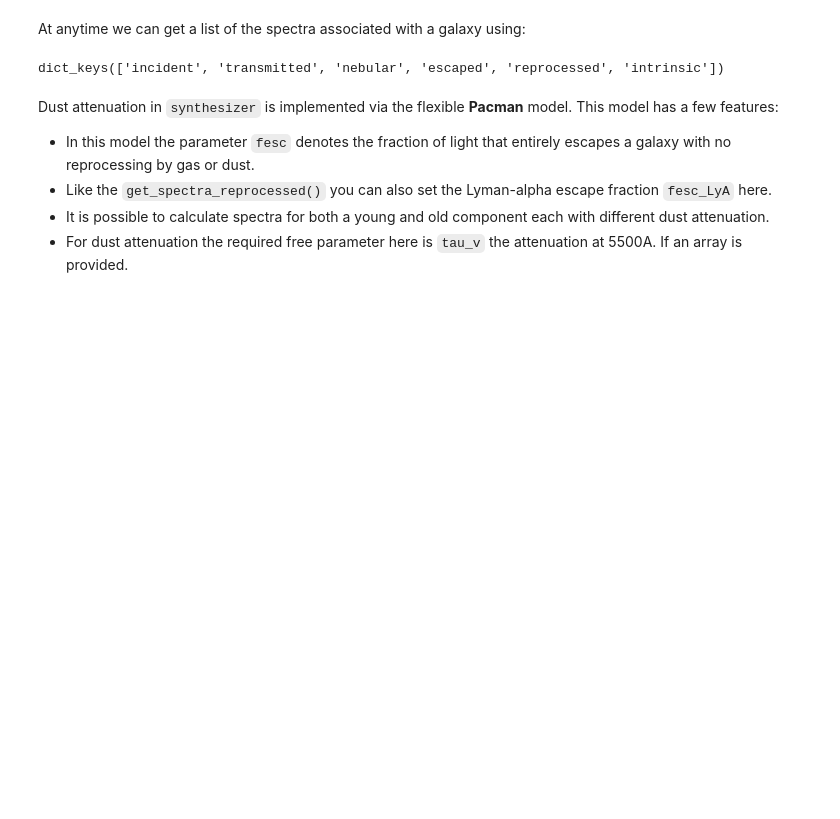
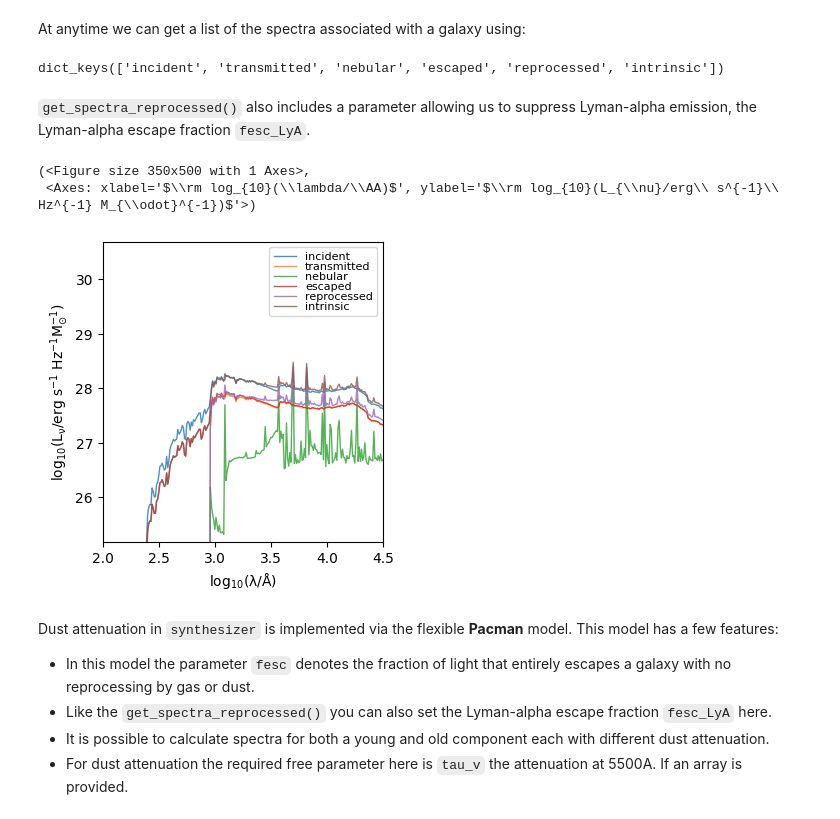
Before and after one commit to synthesizer-project/synthesizer, a Jupyter notebook: docs/source/parametric/generate_sed.ipynb, the cells around one changed output. Cells and saved outputs as stored; diff of their text form; code cells hidden in the pictures; blank space fills up the shorter version.

```diff
--- a/docs/source/parametric/generate_sed.ipynb
+++ b/docs/source/parametric/generate_sed.ipynb
@@ -102,6 +102,16 @@ At anytime we can get a list of the spectra associated with a galaxy using:
 print(galaxy.spectra.keys())
 # %% [output]
 dict_keys(['incident', 'transmitted', 'nebular', 'escaped', 'reprocessed', 'intrinsic'])
+# %% [markdown]
+`get_spectra_reprocessed()` also includes a parameter allowing us to suppress Lyman-alpha emission, the Lyman-alpha escape fraction `fesc_LyA`.
+# %%
+galaxy.spectra = {}
+galaxy.get_spectra_reprocessed(grid, fesc = 0.5, fesc_LyA=0.0)
+galaxy.plot_spectra()
+# %% [output]
+(<Figure size 350x500 with 1 Axes>,
+ <Axes: xlabel='$\\rm log_{10}(\\lambda/\\AA)$', ylabel='$\\rm log_{10}(L_{\\nu}/erg\\ s^{-1}\\ Hz^{-1} M_{\\odot}^{-1})$'>)
+[figure, added]
 # %% [markdown]
 Dust attenuation in `synthesizer` is implemented via the flexible **Pacman** model. This model has a few features:
 
```
Also changed, not shown: parts of 25 cells of this notebook, 2 other files.
